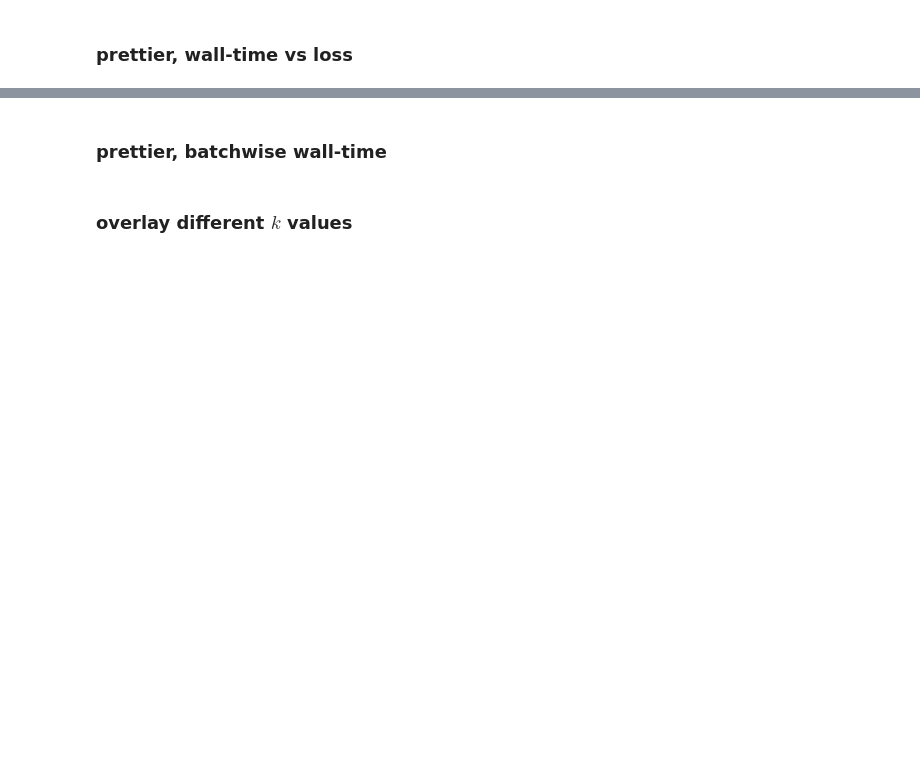
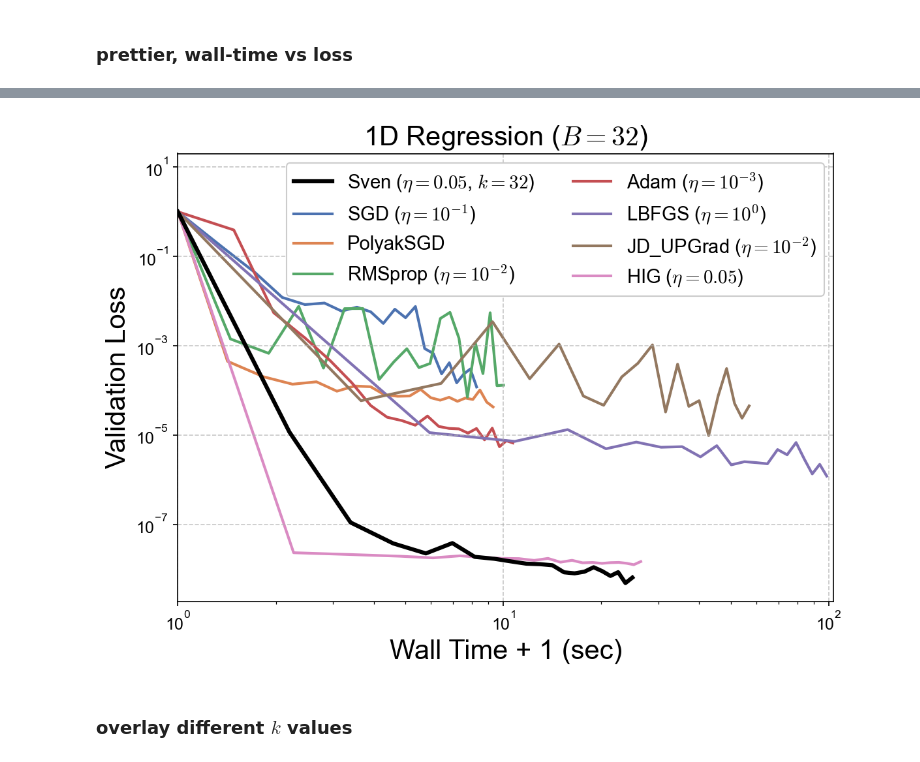
Before and after one commit to sambt/sven-experiments, a Jupyter notebook: analysis/toy_1d_analysis.ipynb, the cells around one changed output, grey strips where cells are left out. Saved outputs shown, nothing was run; the diff lists cells and outputs as text; code cells hidden in the pictures; blank space fills up the shorter version.

```diff
--- a/analysis/toy_1d_analysis.ipynb
+++ b/analysis/toy_1d_analysis.ipynb
@@ -209,36 +262,36 @@ fig, ax = plt.subplots(figsize=(8, 6))
 legend_labels = []
 
 # Best SVD
-best_svd_row = df.loc[df_svd[df_svd['batch_size'] == bs]['final_val_loss'].idxmin()]
+best_svd_row = df_svd.loc[df_svd[df_svd['batch_size'] == bs]['final_val_loss'].idxmin()]
 train_curve = get_loss_curve(best_svd_row, 'val')
 wall_times = get_loss_curve(best_svd_row, 'epoch_times')
 wall_times = np.concatenate([np.array([1]), np.array(wall_times)])
 t = np.cumsum(wall_times)
 
 ax.plot(t, train_curve, color='k', linewidth=3, label=f"Sven ($\eta={best_svd_row['lr']}$, $k={int(best_svd_row['k'])}$)",zorder=2)
 
 # Best baselines
-for i, opt in enumerate(['SGD','PolyakSGD','RMSprop','Adam','LBFGS']):
+for i, opt in enumerate(BASELINE_OPT):
     opt_df = df_baseline[(df_baseline['optimizer'] == opt) & (df_baseline['batch_size'] == bs)]
-    best_row = df.loc[opt_df['final_val_loss'].idxmin()]
+    best_row = df_baseline.loc[opt_df['final_val_loss'].idxmin()]
     t = get_loss_curve(best_row, 'epoch_times')
     t = np.concatenate([np.array([1]), np.array(t)])
     t = np.cumsum(t)
     label=f"{opt} ($\eta={lr_labels[best_row['lr']]}$)" if opt != "PolyakSGD" else f"{opt}"
     ax.plot(t, get_loss_curve(best_row, 'val'), color=colors[i], linewidth=2, label=label, zorder=1)
 
 ax.set_xlabel('Wall Time + 1 (sec)')
 ax.set_ylabel('Validation Loss')
 ax.set_yscale('log')
 plt.legend(ncol=2,loc='upper right',frameon=True,framealpha=1)
 ax.set_title(f"1D Regression ($B = {bs}$)")
 plt.ylim([None,20])
 plt.xlim([1,None])
 plt.xscale('log')
 plt.grid(axis='both', linestyle='--', alpha=0.7, zorder=0)
 
 plt.tight_layout()
 plt.savefig(PLOT_DIR / 'wall_time_vs_val_loss_best.pdf')
 plt.show()
+# %% [output]
+[figure, added]
-# %% [markdown]
-### prettier, batchwise wall-time
```
Also changed, not shown: parts of 45 cells of this notebook, 8 other files.
